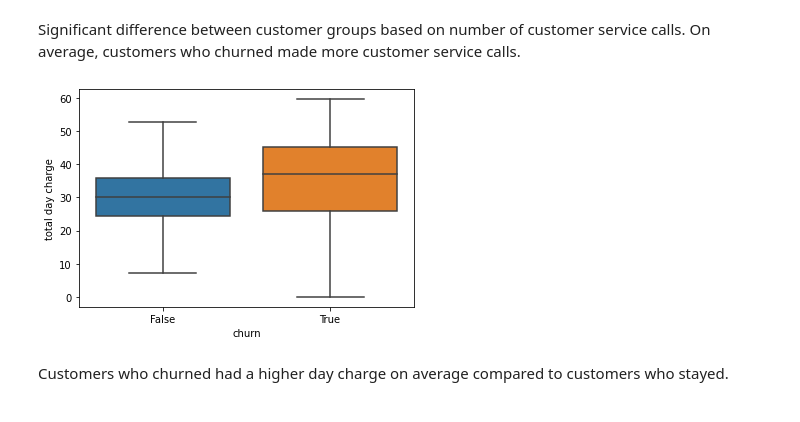
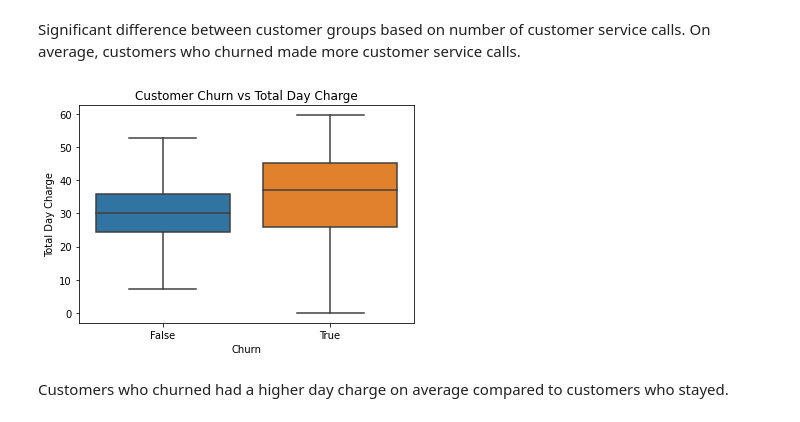
Before and after one commit to msf894/churn-analysis, a Jupyter notebook: Data Cleaning and Exploration.ipynb, the cells around one changed output. Drawn from its saved outputs; the diff is of its cells as text; code cells hidden in the pictures.

```diff
--- a/Data Cleaning and Exploration.ipynb
+++ b/Data Cleaning and Exploration.ipynb
@@ -168,8 +168,11 @@ plt.show()
 Significant difference between customer groups based on number of customer service calls. On average, customers who churned made more customer service calls.
 # %%
 sns.boxplot(x='churn', y = 'total day charge', data = churn_data, sym = '')
+plt.title('Customer Churn vs Total Day Charge')
+plt.xlabel('Churn')
+plt.ylabel('Total Day Charge')
 plt.show()
 # %% [output]
-[figure, old version]
+[figure, new version]
 # %% [markdown]
 Customers who churned had a higher day charge on average compared to customers who stayed.
```
Also changed, not shown: parts of 2 cells of this notebook, 1 other file.
